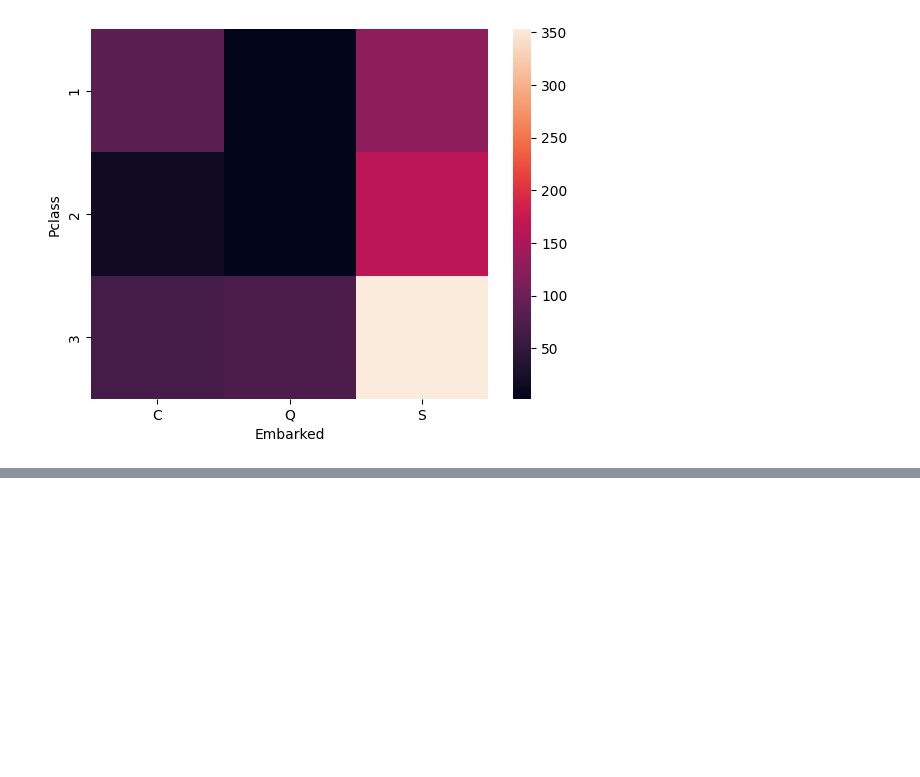
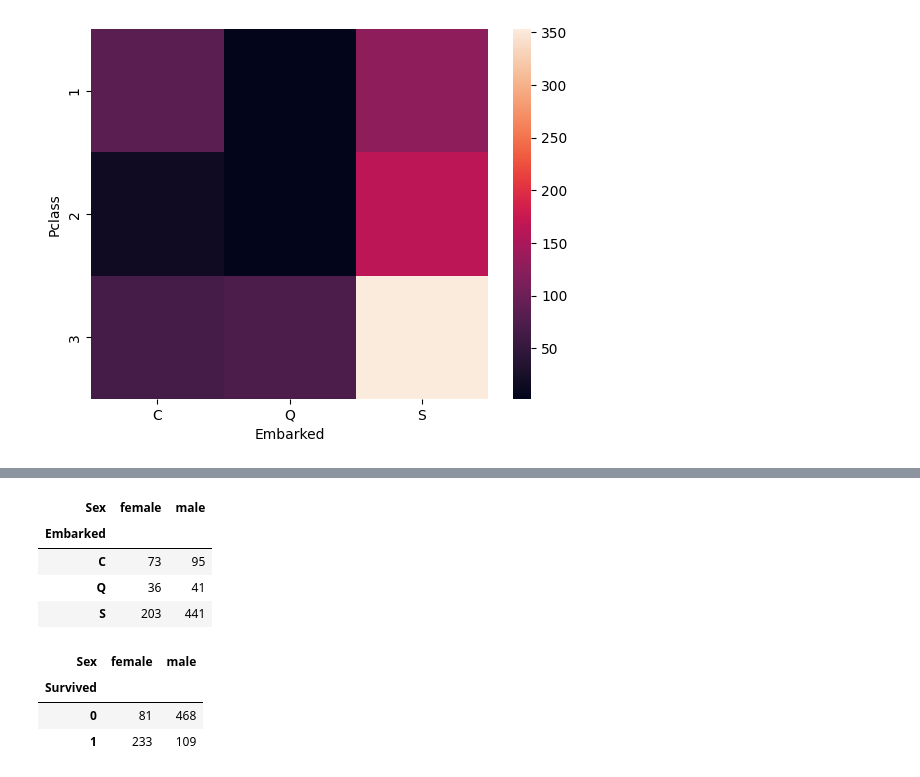
Before and after one commit to Avedeva/self-practice, a Jupyter notebook: ML_side_quests/bivariate/analysis.ipynb, the cells around one changed output, grey strips where cells are left out. Saved outputs shown, nothing was run; the diff lists cells and outputs as text; code cells hidden in the pictures; blank space fills up the shorter version.

```diff
--- a/ML_side_quests/bivariate/analysis.ipynb
+++ b/ML_side_quests/bivariate/analysis.ipynb
@@ -134,0 +105,15 @@ sns.heatmap(pd.crosstab(titanic["Survived"] , titanic["Sex"]))
+# %%
+pd.crosstab(titanic["Embarked"],titanic["Sex"])
+# %% [output]
+| Sex | female | male |
+| Embarked |  |  |
+| C | 73 | 95 |
+| Q | 36 | 41 |
+| S | 203 | 441 |
+# %%
+pd.crosstab(titanic["Survived"],titanic["Sex"])
+# %% [output]
+| Sex | female | male |
+| Survived |  |  |
+| 0 | 81 | 468 |
+| 1 | 233 | 109 |
```
Also changed, not shown: parts of 17 cells of this notebook.
